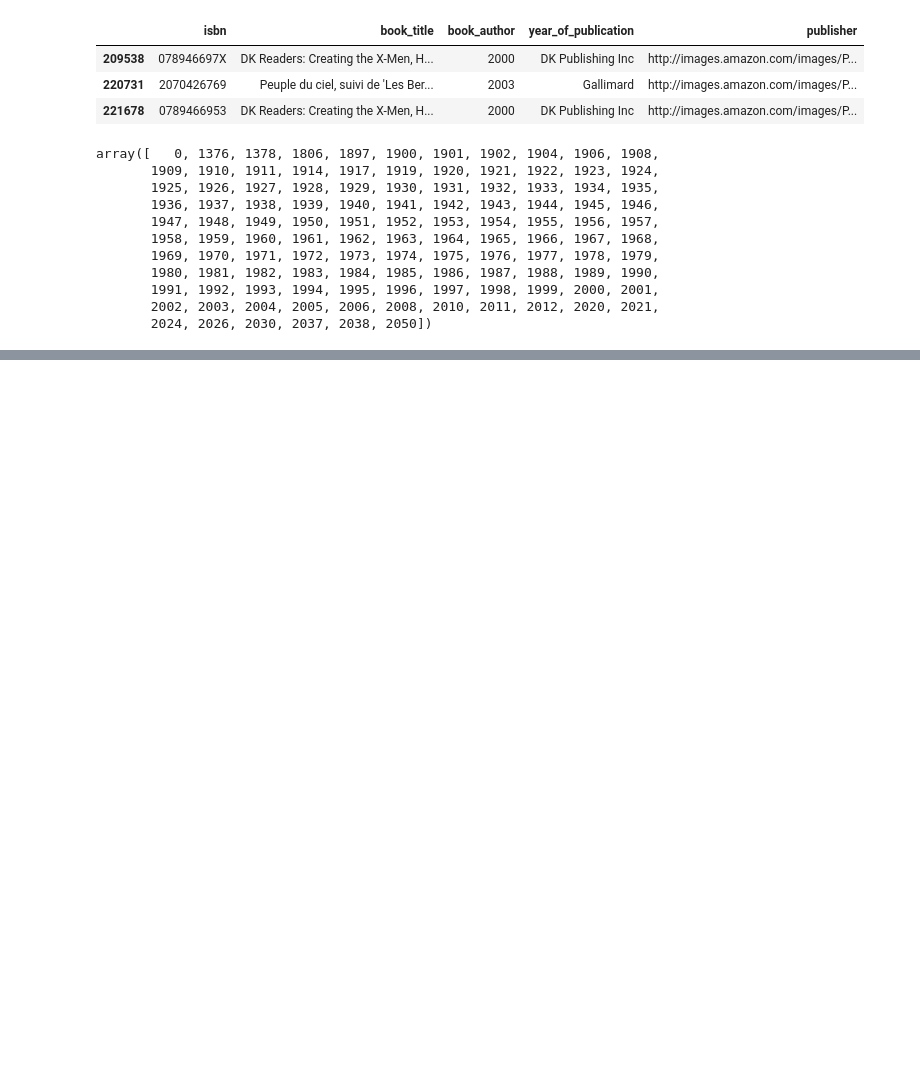
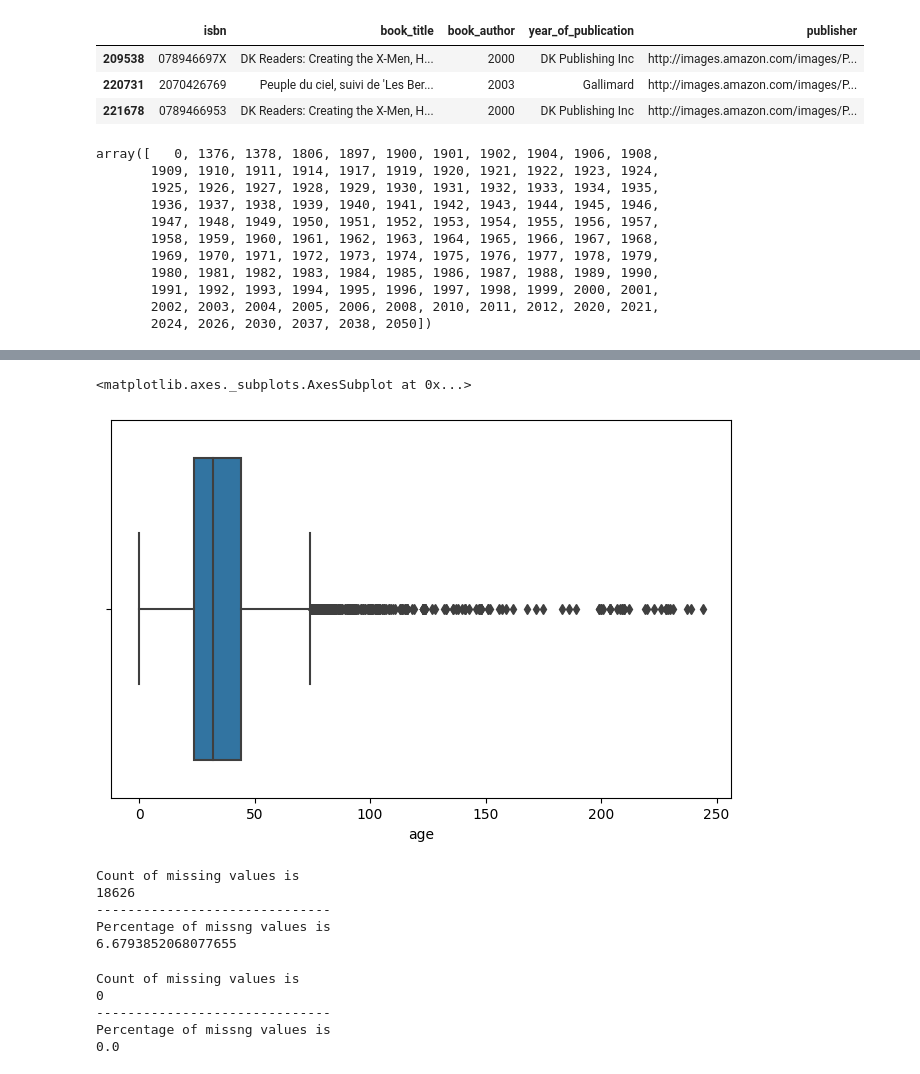
Before and after one commit to sahu-vishal/Book-Recommendation-System, a Jupyter notebook: Book_Recommendation_System.ipynb, the cells around one changed output, grey strips where cells are left out. Cells and saved outputs as stored; diff of their text form; code cells hidden in the pictures; blank space fills up the shorter version.

```diff
--- a/Book_Recommendation_System.ipynb
+++ b/Book_Recommendation_System.ipynb
@@ -250,0 +287,5 @@ array([   0, 1376, 1378, 1806, 1897, 1900, 1901, 1902, 1904, 1906, 1908,
+# %%
+sns.boxplot(df_users['age'])
+# %% [output]
+<matplotlib.axes._subplots.AxesSubplot at 0x...>
+[figure, added]
@@ -250,0 +297,8 @@ array([   0, 1376, 1378, 1806, 1897, 1900, 1901, 1902, 1904, 1906, 1908,
+# %%
+missing_values(df_users['age'])
+# %% [output]
+Count of missing values is
+18626
+------------------------------
+Percentage of missng values is
+6.6793852068077655
@@ -250,0 +307,8 @@ array([   0, 1376, 1378, 1806, 1897, 1900, 1901, 1902, 1904, 1906, 1908,
+# %%
+missing_values(df_users['age'])
+# %% [output]
+Count of missing values is
+0
+------------------------------
+Percentage of missng values is
+0.0
```
Also changed, not shown: parts of 27 cells of this notebook.
